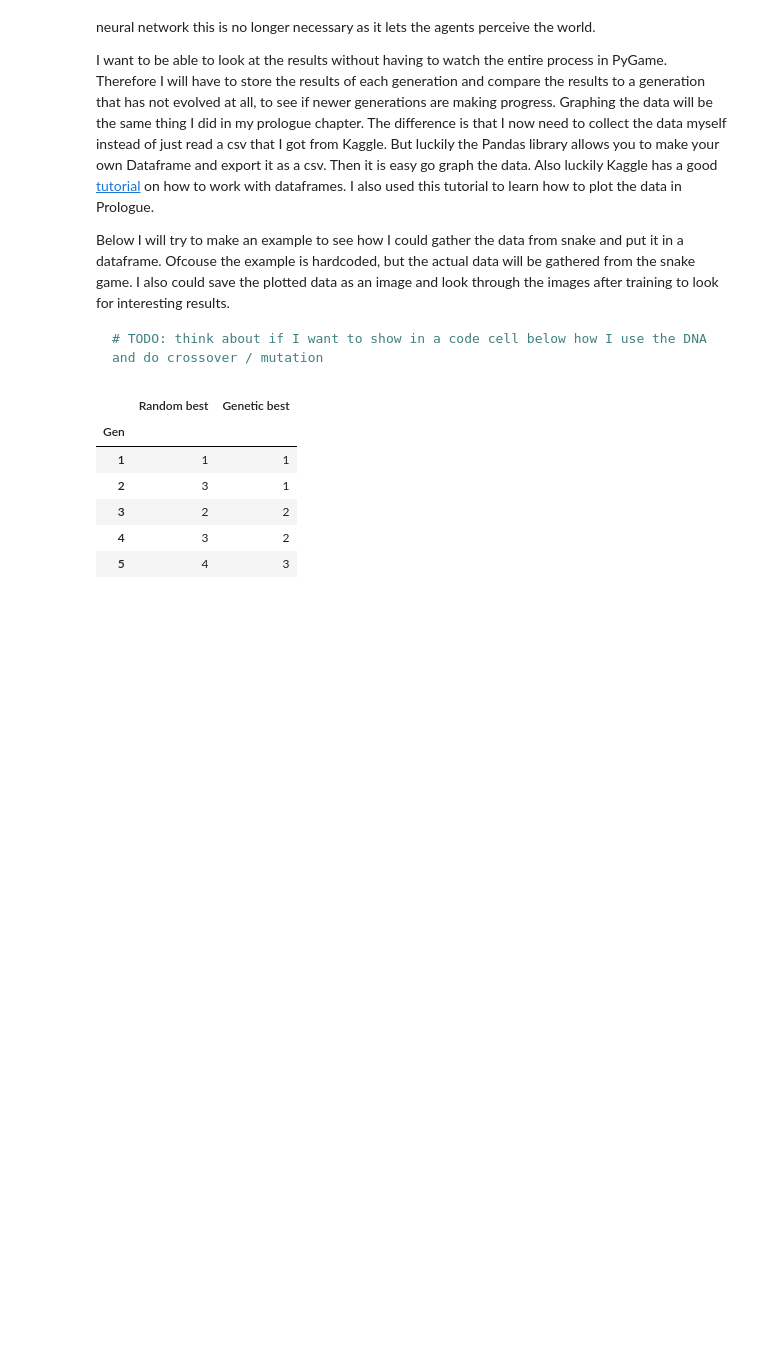
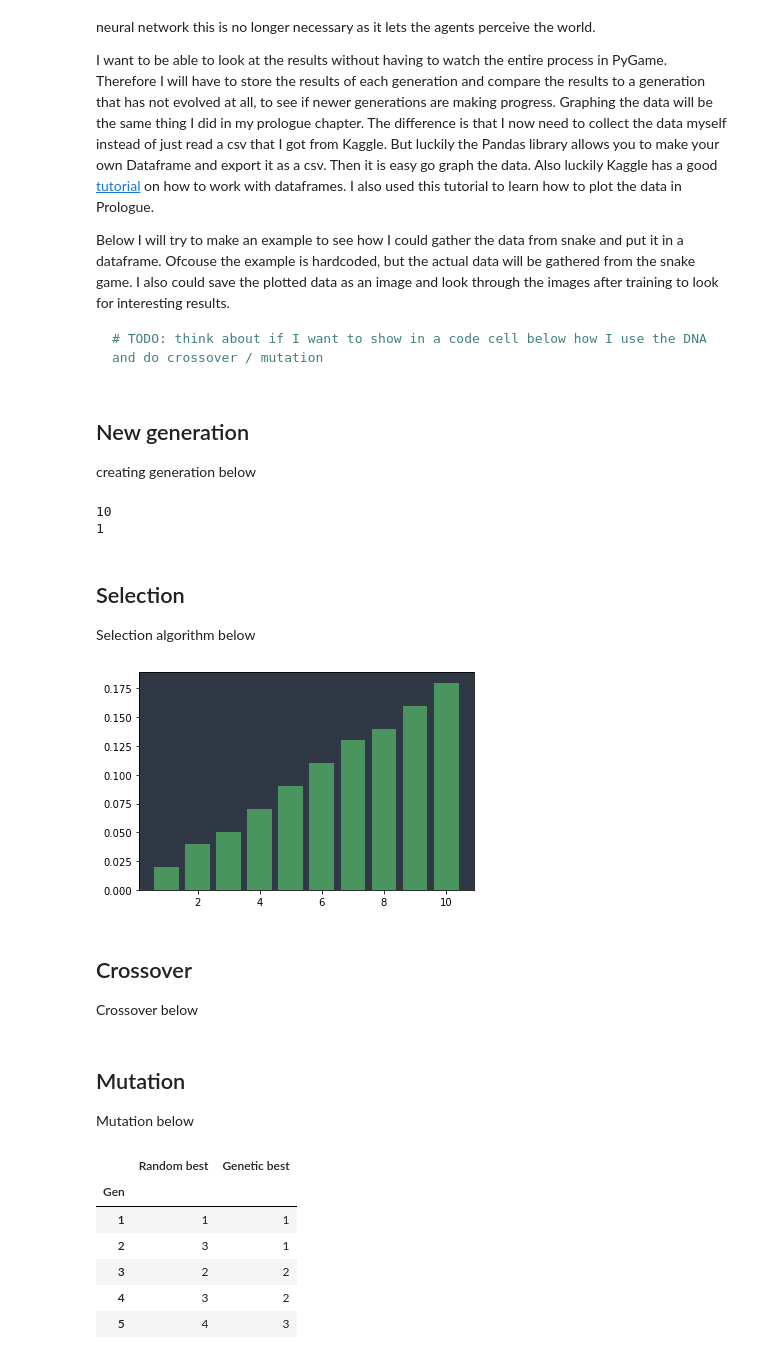
Before and after one commit to MatthijsFontys/AISocietyIndividualProject, a Jupyter notebook: Prologue.ipynb, the cells around one changed output. Drawn from its saved outputs; the diff is of its cells as text; code cells hidden in the pictures; blank space fills up the shorter version.

Commit message:
Begin adding GA steps to Notebook
Added code for creating a new generation to notebook
Added code for selecting based on score to notebook

````diff
--- a/Prologue.ipynb
+++ b/Prologue.ipynb
@@ -375,6 +376,73 @@ Below I will try to make an example to see how I could gather the data from snak
 ```python
 # TODO: think about if I want to show in a code cell below how I use the DNA and do crossover / mutation
 ```
+# %% [markdown]
+## New generation
+
+creating generation below
+# %%
+import random
+
+# Todo: Make the layout better, white text, add legend maybe
+
+class Snake:
+    def __init__(self, score):
+        self.score = score
+        self.times_chosen = 0
+
+snakes = []
+summed_score = 0
+for i in range(10):
+    summed_score += i + 1
+    snakes.append(Snake(i + 1))
+
+print(len(snakes))
+# %% [output]
+10
+1
+# %% [markdown]
+## Selection
+
+Selection algorithm below
+# %%
+amount_to_choose = 10_000
+for i in range(amount_to_choose):
+    rand = random.random()
+    for snake in snakes:
+        rand -= snake.score / summed_score
+        if rand <= 0:
+            snake.times_chosen += 1
+            break
+
+percent_score = []
+scores = []
+percent_chosen = []
+for snake in snakes:
+    scores.append(snake.score)
+    percent_score.append(round(snake.score / summed_score, 2))
+    percent_chosen.append(round(snake.times_chosen / snakes_chosen,2))
+
+
+selection_df = pd.DataFrame({
+    'Score': scores,
+    #'Percent of summed score': percent_score,
+    'Percent of total chosen': percent_chosen
+})
+
+setup_layout()
+plt.bar(data=selection_df, x='Score', height='Percent of total chosen', color='#4A945D')
+#plt.axes().set_facecolor(plt_bg_color)
+plt.show()
+# %% [output]
+[figure, added]
+# %% [markdown]
+## Crossover
+
+Crossover below
+# %% [markdown]
+## Mutation
+
+Mutation below
 # %%
 save_as_img = False
 snake_example_df = pd.DataFrame({
````
Also changed, not shown: parts of 7 cells of this notebook, 2 other files.
